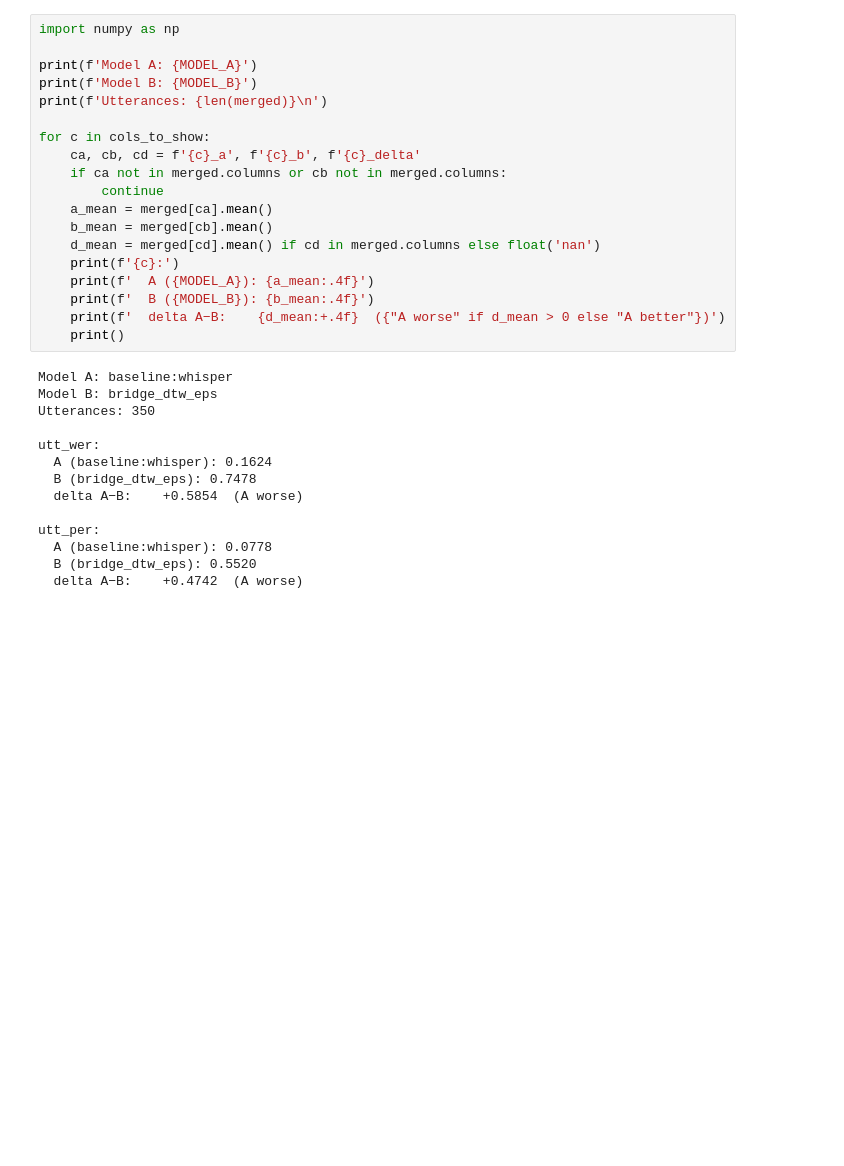
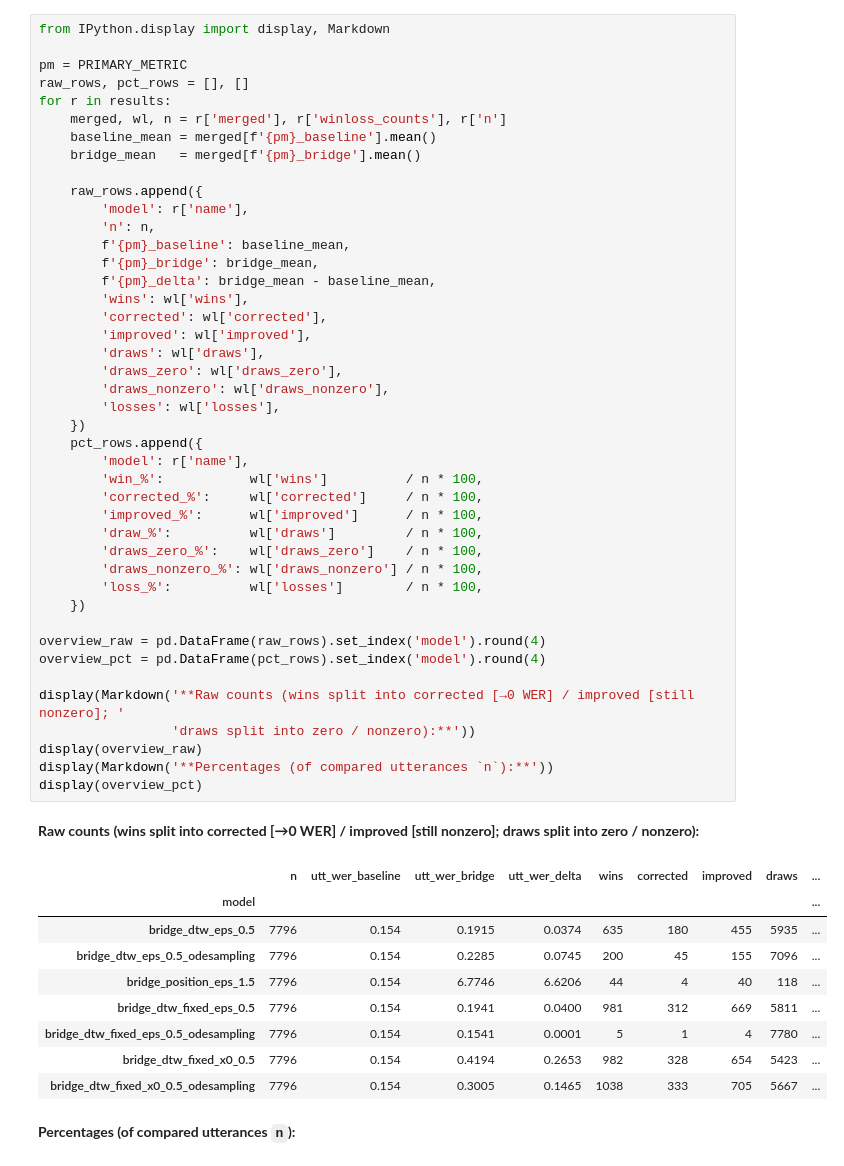
Before and after one commit to Tisya-V/accent-robust-asr, a Jupyter notebook: notebooks/compare_evals.ipynb, the cells around one changed output. Saved outputs shown, nothing was run; the diff lists cells and outputs as text; blank space fills up the shorter version.

```diff
--- a/notebooks/compare_evals.ipynb
+++ b/notebooks/compare_evals.ipynb
@@ -124,33 +191,55 @@ Joined: 350 utterances
 # %%
-import numpy as np
+from IPython.display import display, Markdown
 
-print(f'Model A: {MODEL_A}')
-print(f'Model B: {MODEL_B}')
-print(f'Utterances: {len(merged)}\n')
+pm = PRIMARY_METRIC
+raw_rows, pct_rows = [], []
+for r in results:
+    merged, wl, n = r['merged'], r['winloss_counts'], r['n']
+    baseline_mean = merged[f'{pm}_baseline'].mean()
+    bridge_mean   = merged[f'{pm}_bridge'].mean()
 
-for c in cols_to_show:
-    ca, cb, cd = f'{c}_a', f'{c}_b', f'{c}_delta'
-    if ca not in merged.columns or cb not in merged.columns:
-        continue
-    a_mean = merged[ca].mean()
-    b_mean = merged[cb].mean()
-    d_mean = merged[cd].mean() if cd in merged.columns else float('nan')
-    print(f'{c}:')
-    print(f'  A ({MODEL_A}): {a_mean:.4f}')
-    print(f'  B ({MODEL_B}): {b_mean:.4f}')
-    print(f'  delta A−B:    {d_mean:+.4f}  ({"A worse" if d_mean > 0 else "A better"})')
-    print()
+    raw_rows.append({
+        'model': r['name'],
+        'n': n,
+        f'{pm}_baseline': baseline_mean,
+        f'{pm}_bridge': bridge_mean,
+        f'{pm}_delta': bridge_mean - baseline_mean,
+        'wins': wl['wins'],
+        'corrected': wl['corrected'],
+        'improved': wl['improved'],
+        'draws': wl['draws'],
+        'draws_zero': wl['draws_zero'],
+        'draws_nonzero': wl['draws_nonzero'],
+        'losses': wl['losses'],
+    })
+    pct_rows.append({
+        'model': r['name'],
+        'win_%':           wl['wins']          / n * 100,
+        'corrected_%':     wl['corrected']     / n * 100,
+        'improved_%':      wl['improved']      / n * 100,
+        'draw_%':          wl['draws']         / n * 100,
+        'draws_zero_%':    wl['draws_zero']    / n * 100,
+        'draws_nonzero_%': wl['draws_nonzero'] / n * 100,
+        'loss_%':          wl['losses']        / n * 100,
+    })
+
+overview_raw = pd.DataFrame(raw_rows).set_index('model').round(4)
+overview_pct = pd.DataFrame(pct_rows).set_index('model').round(4)
+
+display(Markdown('**Raw counts (wins split into corrected [→0 WER] / improved [still nonzero]; '
+                 'draws split into zero / nonzero):**'))
+display(overview_raw)
+display(Markdown('**Percentages (of compared utterances `n`):**'))
+display(overview_pct)
 # %% [output]
-Model A: baseline:whisper
-Model B: bridge_dtw_eps
-Utterances: 350
-
-utt_wer:
-  A (baseline:whisper): 0.1624
-  B (bridge_dtw_eps): 0.7478
-  delta A−B:    +0.5854  (A worse)
-
-utt_per:
-  A (baseline:whisper): 0.0778
-  B (bridge_dtw_eps): 0.5520
-  delta A−B:    +0.4742  (A worse)
+**Raw counts (wins split into corrected [→0 WER] / improved [still nonzero]; draws split into zero / nonzero):**
+|  | n | utt_wer_baseline | utt_wer_bridge | utt_wer_delta | wins | corrected | improved | draws | ... |
+| model |  |  |  |  |  |  |  |  | ... |
+| bridge_dtw_eps_0.5 | 7796 | 0.154 | 0.1915 | 0.0374 | 635 | 180 | 455 | 5935 | ... |
+| bridge_dtw_eps_0.5_odesampling | 7796 | 0.154 | 0.2285 | 0.0745 | 200 | 45 | 155 | 7096 | ... |
+| bridge_position_eps_1.5 | 7796 | 0.154 | 6.7746 | 6.6206 | 44 | 4 | 40 | 118 | ... |
+| bridge_dtw_fixed_eps_0.5 | 7796 | 0.154 | 0.1941 | 0.0400 | 981 | 312 | 669 | 5811 | ... |
+| bridge_dtw_fixed_eps_0.5_odesampling | 7796 | 0.154 | 0.1541 | 0.0001 | 5 | 1 | 4 | 7780 | ... |
+| bridge_dtw_fixed_x0_0.5 | 7796 | 0.154 | 0.4194 | 0.2653 | 982 | 328 | 654 | 5423 | ... |
+| bridge_dtw_fixed_x0_0.5_odesampling | 7796 | 0.154 | 0.3005 | 0.1465 | 1038 | 333 | 705 | 5667 | ... |
+**Percentages (of compared utterances `n`):**
```
Also changed, not shown: parts of 7 cells of this notebook, 28 other files.
